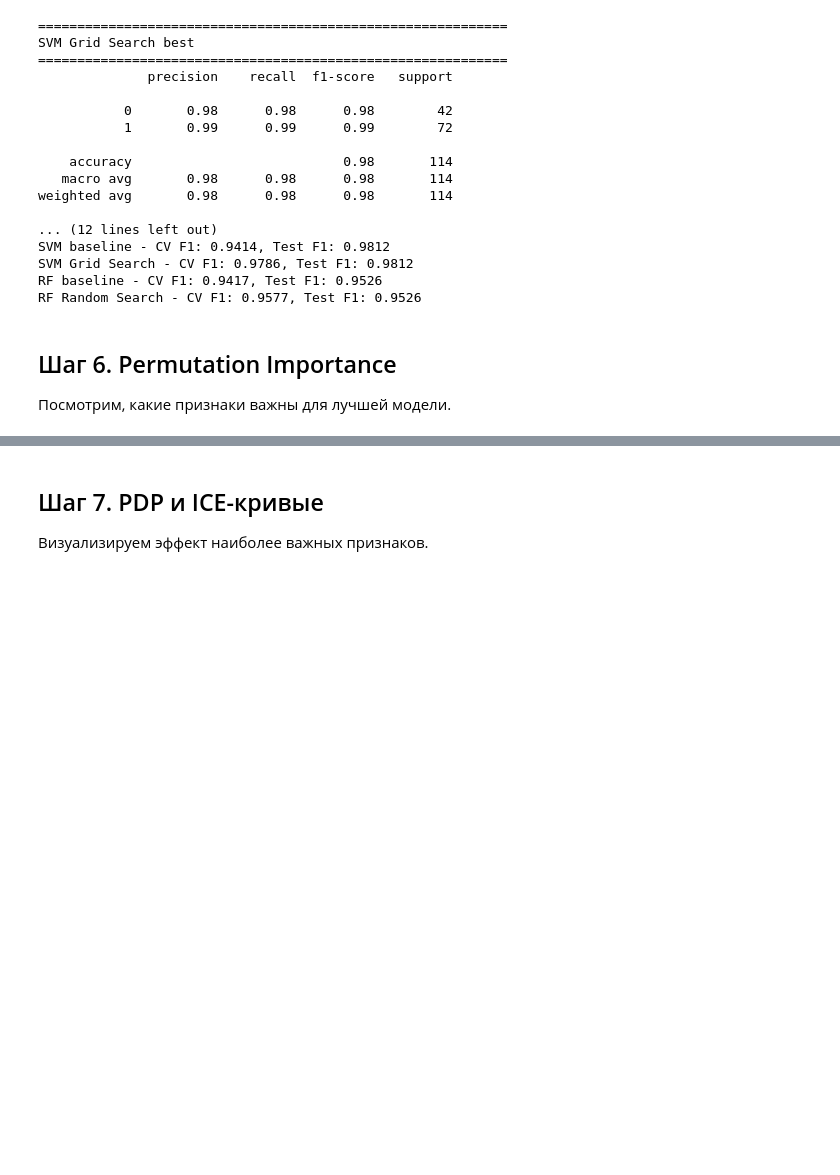
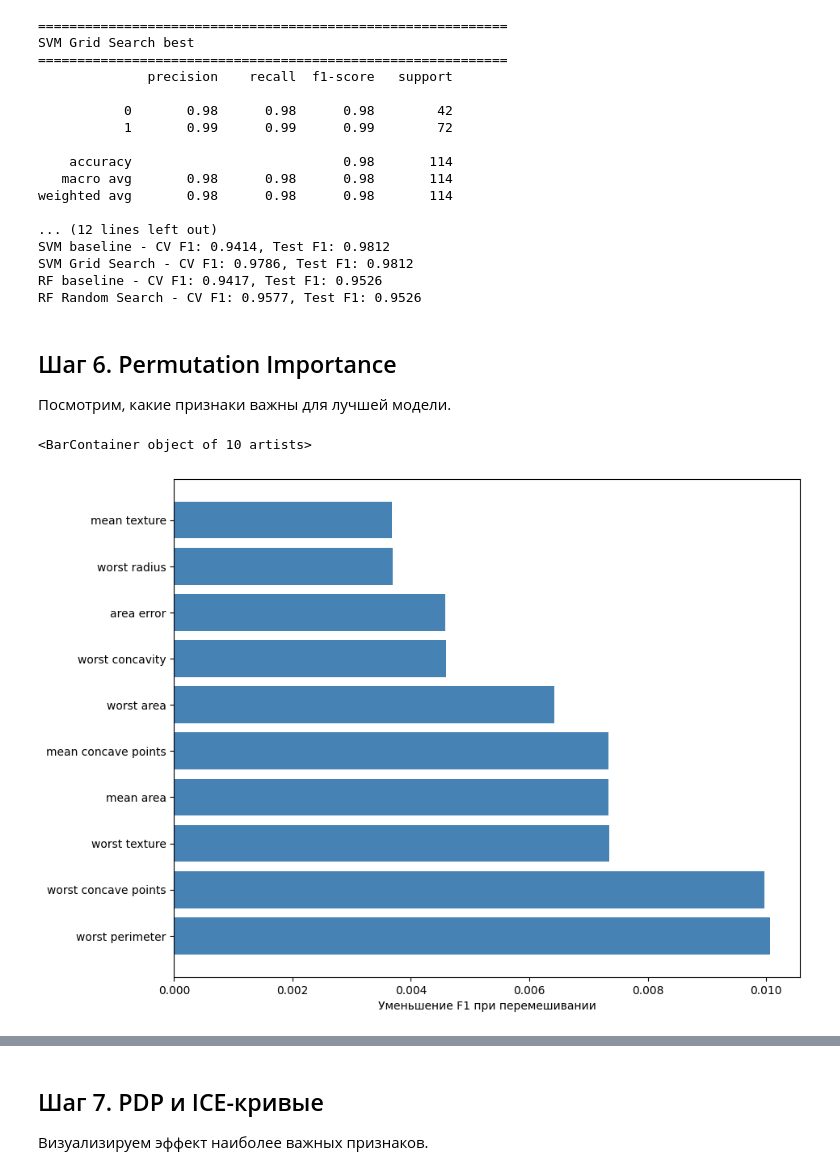
Before and after one commit to curseofuselessness/ml-course-homeworks, a Jupyter notebook: hw11_HyperParameters/hp_interp_practice_student.ipynb, the cells around one changed output, grey strips where cells are left out. Cells and saved outputs as stored; diff of their text form; code cells hidden in the pictures; blank space fills up the shorter version.

```diff
--- a/hw11_HyperParameters/hp_interp_practice_student.ipynb
+++ b/hw11_HyperParameters/hp_interp_practice_student.ipynb
@@ -277,20 +304,34 @@ RF Random Search - CV F1: 0.9577, Test F1: 0.9526
 # %%
 from sklearn.inspection import permutation_importance
 
 # Используем лучший RF из Random Search
 best_rf = rf_random_search.best_estimator_
 
 # ╔══════════════════════════════════════════════════════════════╗
 # ║  ЗАДАНИЕ 6а: Вычислите Permutation Importance                ║
 # ║  для best_rf на X_test, y_test                               ║
 # ║  n_repeats=10, random_state=42, scoring='f1_macro'           ║
 # ╚══════════════════════════════════════════════════════════════╝
 
-# YOUR CODE HERE
-# pi_result = permutation_importance(...)
+
+pi_result = permutation_importance(estimator=best_rf, X=X_test, y=y_test, n_repeats=10, random_state=42, scoring='f1_macro')
 
 # Построим bar plot топ-10 признаков
-# YOUR CODE HERE
+sorted_idx = np.argsort(pi_result['importances_mean'])[::-1][:10]
+
+top_10 = pi_result['importances_mean'][sorted_idx]
+
+top_10_names = X_test.columns[sorted_idx]
+
+fig, axes = plt.subplots(figsize=(10, 8))
+
+axes.set_yticks(range(10))
+axes.set_yticklabels([s for s in top_10_names])
+axes.set_xlabel('изм F1 при перемешивании')
+axes.barh(range(10), top_10, capsize=3, color='steelblue')
+# %% [output]
+<BarContainer object of 10 artists>
+[figure, added]
 # %%
 # Встроенная важность RF (для сравнения)
 
```
Also changed, not shown: parts of 10 cells of this notebook.
